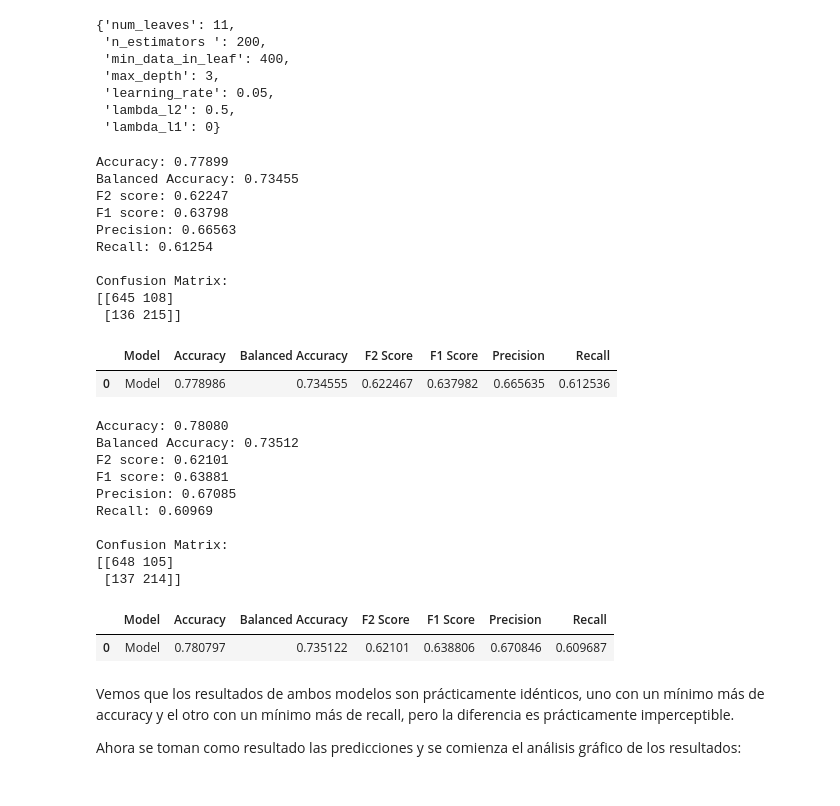
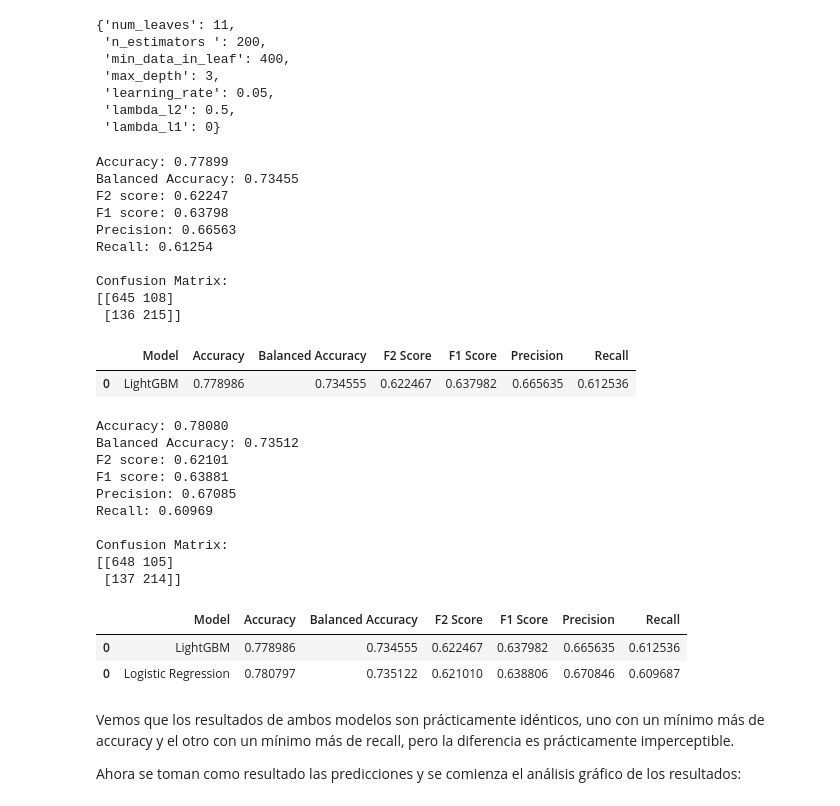
Before and after one commit to rodrifer10/tfm_causal_models, a Jupyter notebook: notebooks/05.IBM_churn_models_implementation.ipynb, the cells around one changed output. Cells and saved outputs as stored; diff of their text form; code cells hidden in the pictures.

```diff
--- a/notebooks/05.IBM_churn_models_implementation.ipynb
+++ b/notebooks/05.IBM_churn_models_implementation.ipynb
@@ -156,7 +156,8 @@ lgbm.fit(X_train_t, y_train)
 
 y_pred_lgbm = lgbm.predict(X_test_t)
 
-fr.metrics_summ(y_test, y_pred_lgbm)
+models_metrics = fr.metrics_summ(y_test, y_pred_lgbm, model_name='LightGBM')
+models_metrics
 # %% [output]
 Accuracy: 0.77899
 Balanced Accuracy: 0.73455
@@ -169,28 +170,30 @@ Confusion Matrix:
 [[645 108]
  [136 215]]
 |  | Model | Accuracy | Balanced Accuracy | F2 Score | F1 Score | Precision | Recall |
-| 0 | Model | 0.778986 | 0.734555 | 0.622467 | 0.637982 | 0.665635 | 0.612536 |
+| 0 | LightGBM | 0.778986 | 0.734555 | 0.622467 | 0.637982 | 0.665635 | 0.612536 |
 # %%
 lr = LogisticRegression(random_state=SEED)
 
 lr.fit(X_train_t, y_train)
 
 y_pred_lr = lr.predict(X_test_t)
 
-fr.metrics_summ(y_test, y_pred_lr)
+models_metrics = pd.concat([models_metrics,fr.metrics_summ(y_test, y_pred_lr, model_name='Logistic Regression')], axis=0)
+models_metrics
 # %% [output]
 Accuracy: 0.78080
 Balanced Accuracy: 0.73512
 F2 score: 0.62101
 F1 score: 0.63881
 Precision: 0.67085
 Recall: 0.60969
 
 Confusion Matrix:
 [[648 105]
  [137 214]]
 |  | Model | Accuracy | Balanced Accuracy | F2 Score | F1 Score | Precision | Recall |
-| 0 | Model | 0.780797 | 0.735122 | 0.62101 | 0.638806 | 0.670846 | 0.609687 |
+| 0 | LightGBM | 0.778986 | 0.734555 | 0.622467 | 0.637982 | 0.665635 | 0.612536 |
+| 0 | Logistic Regression | 0.780797 | 0.735122 | 0.621010 | 0.638806 | 0.670846 | 0.609687 |
 # %% [markdown]
 Vemos que los resultados de ambos modelos son prácticamente idénticos, uno con un mínimo más de accuracy y el otro con un mínimo más de recall, pero la diferencia es prácticamente imperceptible.
 
```
Also changed, not shown: parts of 5 cells of this notebook, 8 other files.
